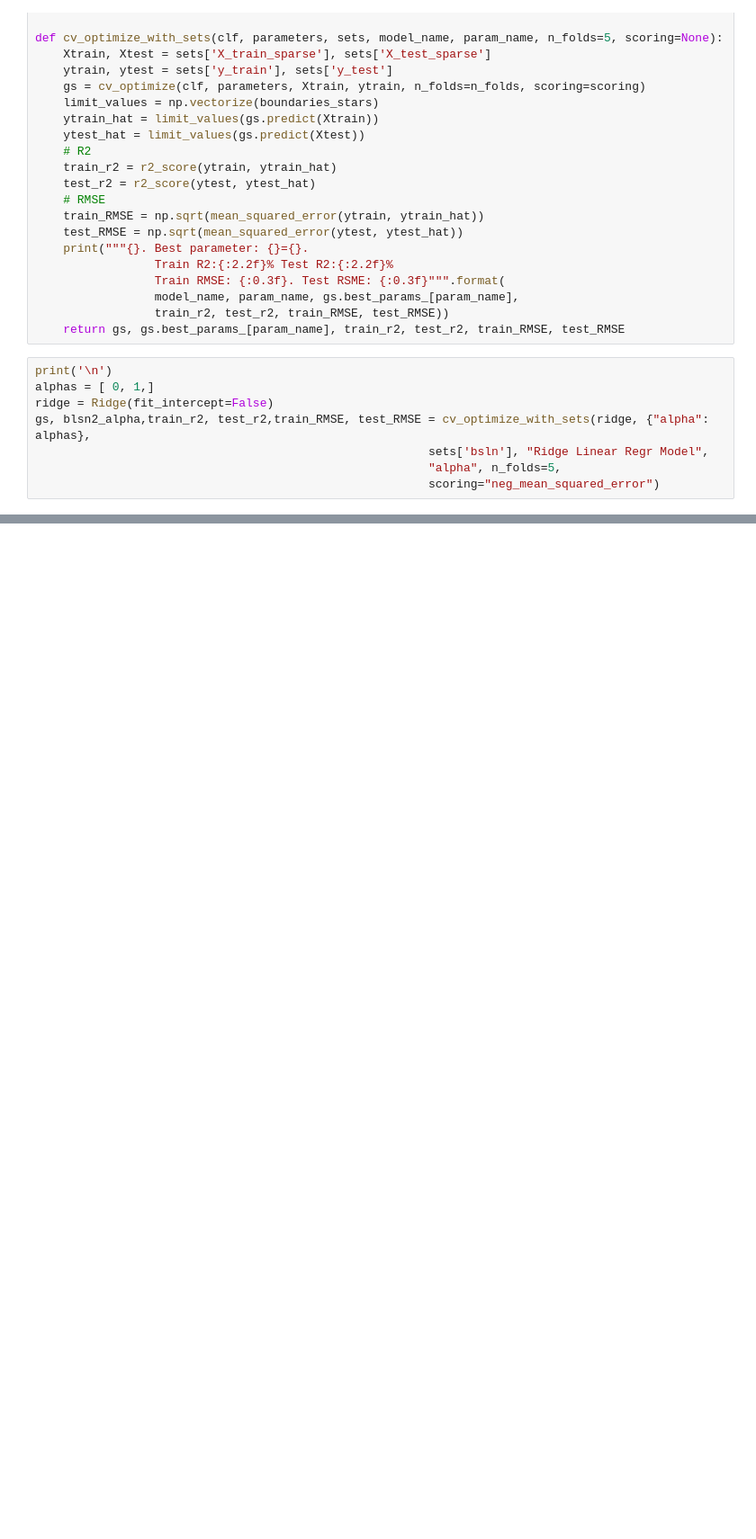
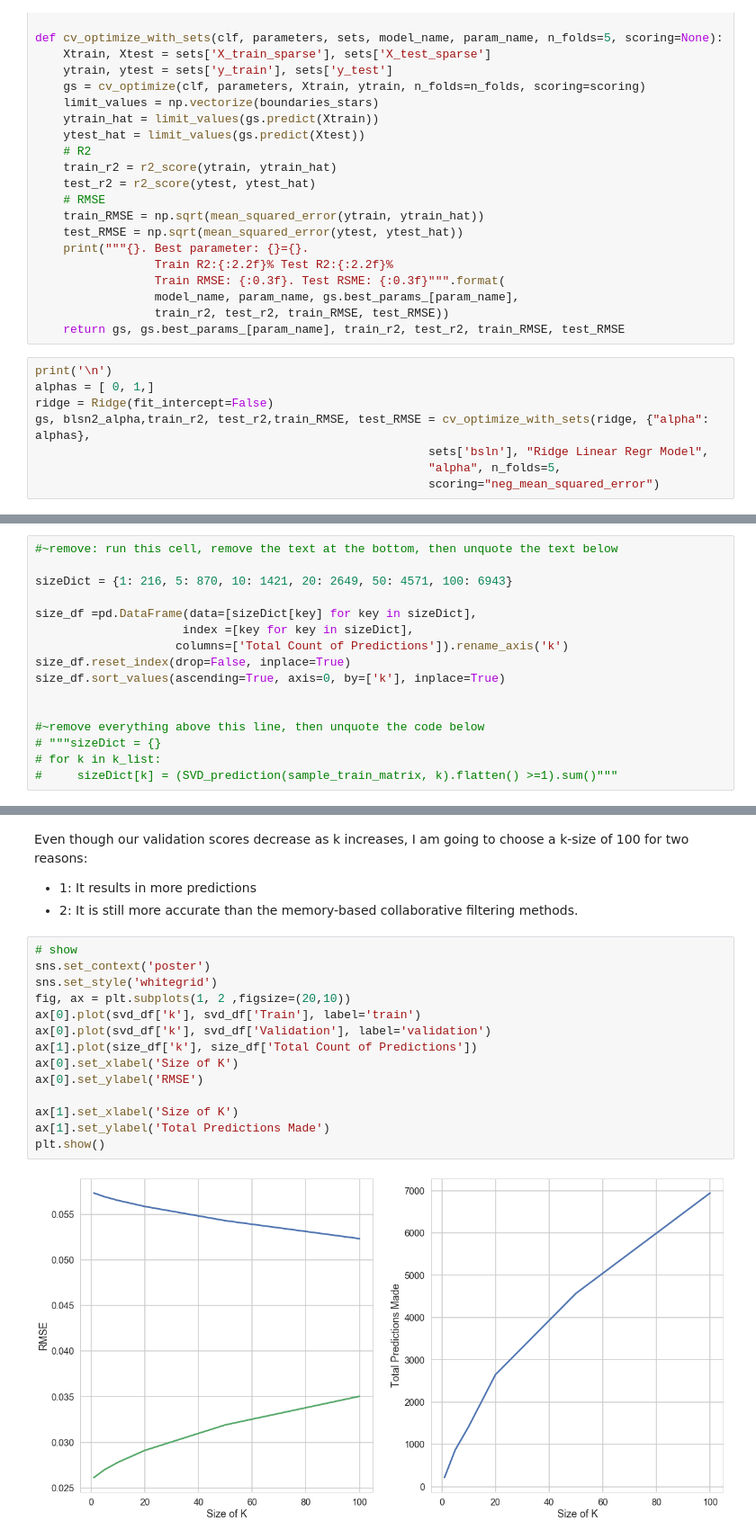
Before and after one commit to yejineun/CS109a_final, a Jupyter notebook: notebooks/final_report_v0.ipynb, the cells around one changed output, grey strips where cells are left out. Shown at 90% size. Saved outputs shown, nothing was run; the diff lists cells and outputs as text; blank space fills up the shorter version.

```diff
--- a/notebooks/final_report_v0.ipynb
+++ b/notebooks/final_report_v0.ipynb
@@ -1135,0 +1494,16 @@ gs, blsn2_alpha,train_r2, test_r2,train_RMSE, test_RMSE = cv_optimize_with_sets(
+# %%
+#~remove: run this cell, remove the text at the bottom, then unquote the text below
+
+sizeDict = {1: 216, 5: 870, 10: 1421, 20: 2649, 50: 4571, 100: 6943}
+
+size_df =pd.DataFrame(data=[sizeDict[key] for key in sizeDict],
+                     index =[key for key in sizeDict],
+                    columns=['Total Count of Predictions']).rename_axis('k')
+size_df.reset_index(drop=False, inplace=True)
+size_df.sort_values(ascending=True, axis=0, by=['k'], inplace=True)
+
+
+#~remove everything above this line, then unquote the code below
+# """sizeDict = {}
+# for k in k_list:
+#     sizeDict[k] = (SVD_prediction(sample_train_matrix, k).flatten() >=1).sum()"""
@@ -1135,0 +1521,21 @@ gs, blsn2_alpha,train_r2, test_r2,train_RMSE, test_RMSE = cv_optimize_with_sets(
+# %% [markdown]
+Even though our validation scores decrease as k increases, I am going to choose a k-size of 100 for two reasons:
+
+- 1: It results in more predictions
+- 2: It is still more accurate than the memory-based collaborative filtering methods.
+# %%
+# show
+sns.set_context('poster')
+sns.set_style('whitegrid')
+fig, ax = plt.subplots(1, 2 ,figsize=(20,10))
+ax[0].plot(svd_df['k'], svd_df['Train'], label='train')
+ax[0].plot(svd_df['k'], svd_df['Validation'], label='validation')
+ax[1].plot(size_df['k'], size_df['Total Count of Predictions'])
+ax[0].set_xlabel('Size of K')
+ax[0].set_ylabel('RMSE')
+
+ax[1].set_xlabel('Size of K')
+ax[1].set_ylabel('Total Predictions Made')
+plt.show()
+# %% [output]
+[figure, added]
```
Also changed, not shown: parts of 38 cells of this notebook, 6 other files.
